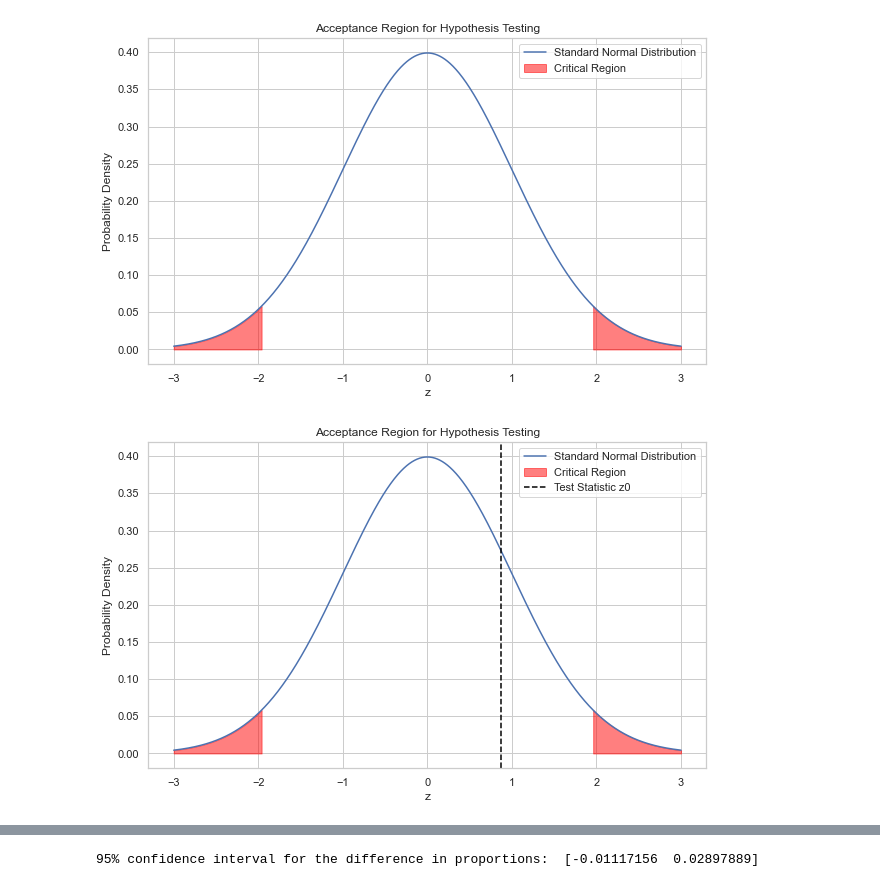
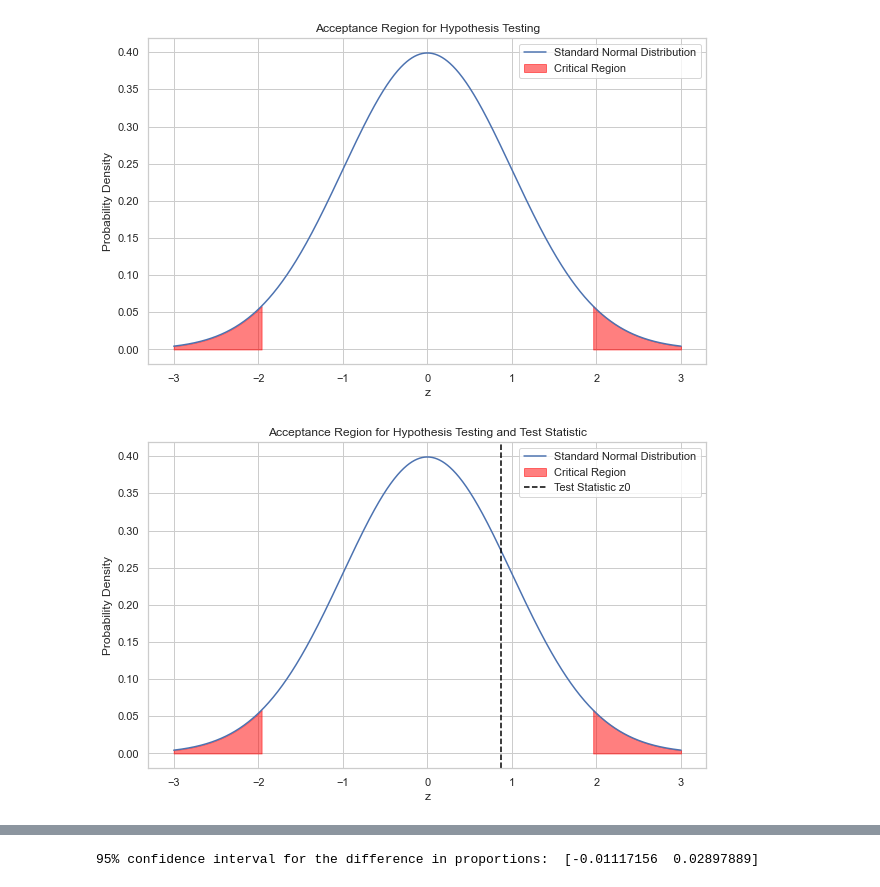
Before and after one commit to hoangziet/Restaurant_Revenue, a Jupyter notebook: notebook.ipynb, the cells around one changed output, grey strips where cells are left out. Saved outputs shown, nothing was run; the diff lists cells and outputs as text; code cells hidden in the pictures.

```diff
--- a/notebook.ipynb
+++ b/notebook.ipynb
@@ -438,17 +421,17 @@ plt.show()
 # %%
 # Plot the normal distribution and the critical region
 plt.figure(figsize=(10, 6))
 x = np.linspace(-3, 3, 1000)
 y = stats.norm.pdf(x, 0, 1)
 plt.plot(x, y, label='Standard Normal Distribution')
 plt.fill_between(x, y, where=(x <= -z_alpha), color='red', alpha=0.5, label='Critical Region')
 plt.fill_between(x, y, where=(x >= z_alpha), color='red', alpha=0.5)
 plt.axvline(z0, color='black', linestyle='--', label='Test Statistic z0')
-plt.title('Acceptance Region for Hypothesis Testing')
+plt.title('Acceptance Region for Hypothesis Testing and Test Statistic')
 plt.xlabel('z')
 plt.ylabel('Probability Density')
 plt.legend()
 plt.grid(True)
 plt.show()
 # %% [output]
-[figure, old version]
+[figure, new version]
```
Also changed, not shown: parts of 6 cells of this notebook.
